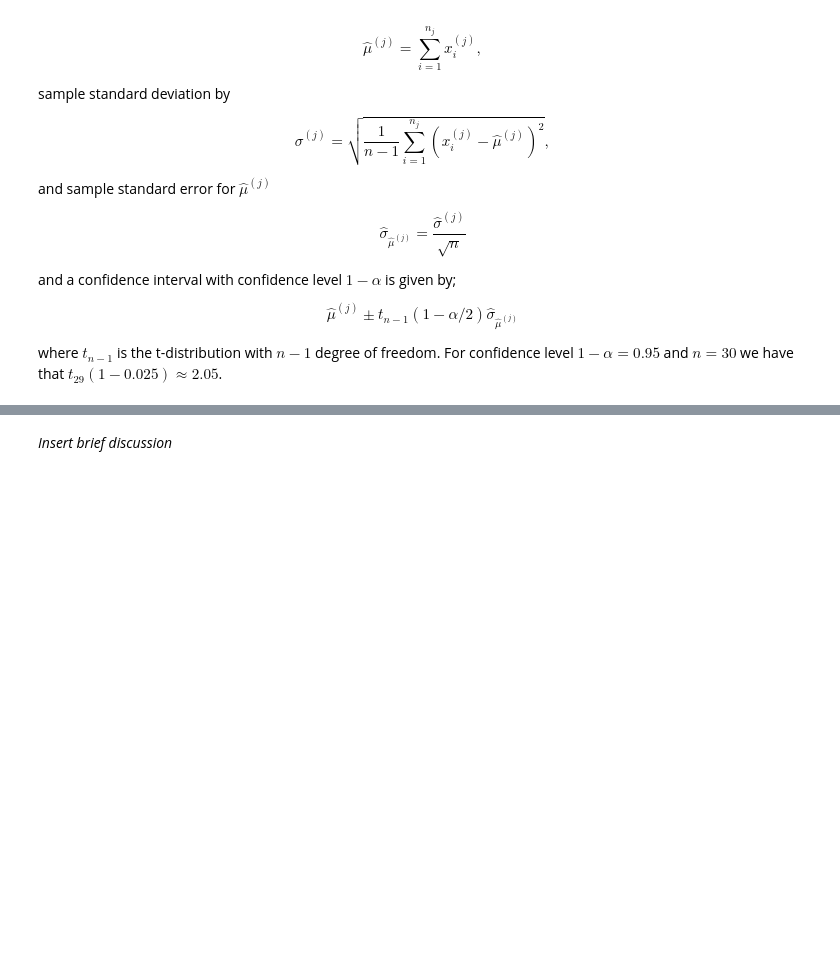
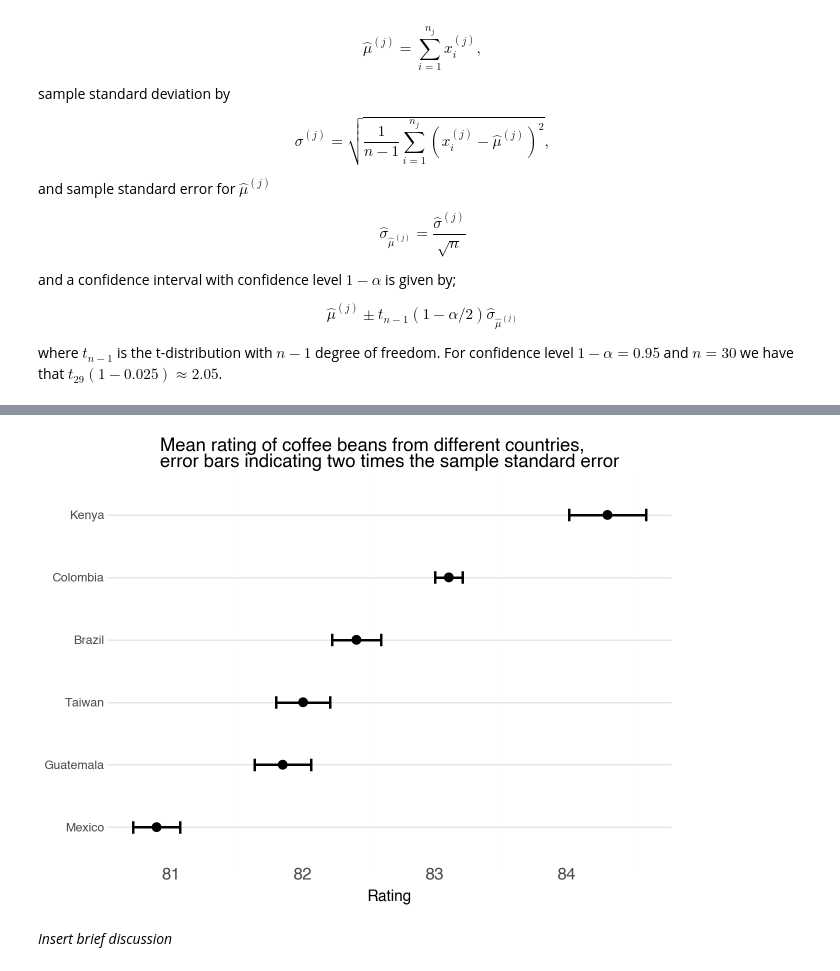
Before and after one commit to ErikDagobert/Scientific-Visualization, a Jupyter notebook: HW4/Homework4_2025.ipynb, the cells around one changed output, grey strips where cells are left out. Cells and saved outputs as stored; diff of their text form; code cells hidden in the pictures; blank space fills up the shorter version.

```diff
--- a/HW4/Homework4_2025.ipynb
+++ b/HW4/Homework4_2025.ipynb
@@ -108,3 +145,50 @@ where $t_{n-1}$ is the t-distribution with $n-1$ degree of freedom. For confiden
+# %%
+# Insert code here for visual 2
+# Erik
+
+
+
+
+"""
+size_sqrt["country_of_origin"] = pd.Categorical(data_coffee["country_of_origin"], categories=countries, ordered=True)
+
+size_sqrt
+
+[2.13/11.49, 1.41/13.5]
+
+data_coffee["std_error"] = data_coffee["total_cup_pointsstd"] / size_sqrt
+
+#["total_cup_pointsstd"]
+
+data_coffee["size_sqrt"] = size_sqrt
+
+size_sqrt
+"""
+
+data_coffee["std_error"] = data_coffee["total_cup_pointsstd"] / np.sqrt(data_coffee["country_of_originsize"])
+
+data_coffee["ymin_err"] = data_coffee["total_cup_pointsmean"] - data_coffee["std_error"]
+data_coffee["ymax_err"] = data_coffee["total_cup_pointsmean"] + data_coffee["std_error"]
+
+
+(
+    ggplot(data_coffee, aes("country_of_origin", "total_cup_pointsmean"))
+        + geom_point(size=3.0)
+        + geom_errorbar(aes(ymin="ymin_err", ymax="ymax_err"), width=0.2, size=1.0)
+        + labs(x = "", y = "Rating",
+               title = "Mean rating of coffee beans from different countries, \nerror bars indicating two times the sample standard error")
+        + theme_minimal()
+        + coord_flip()
+        + theme(panel_grid_major_x=element_blank(),
+            axis_text_x = element_text(size=12))
+)
+
+# t-values from looking in a table:
+# t_values["0.95"] = [1.97, 1.97, 1.99, 1.98, 1.97, 2.06]
+
+# Remember to print the visual
+# %% [output]
+[figure, added]
 # %% [markdown]
 *Insert brief discussion*
 # %% [markdown]
```
Also changed, not shown: parts of 4 cells of this notebook.
